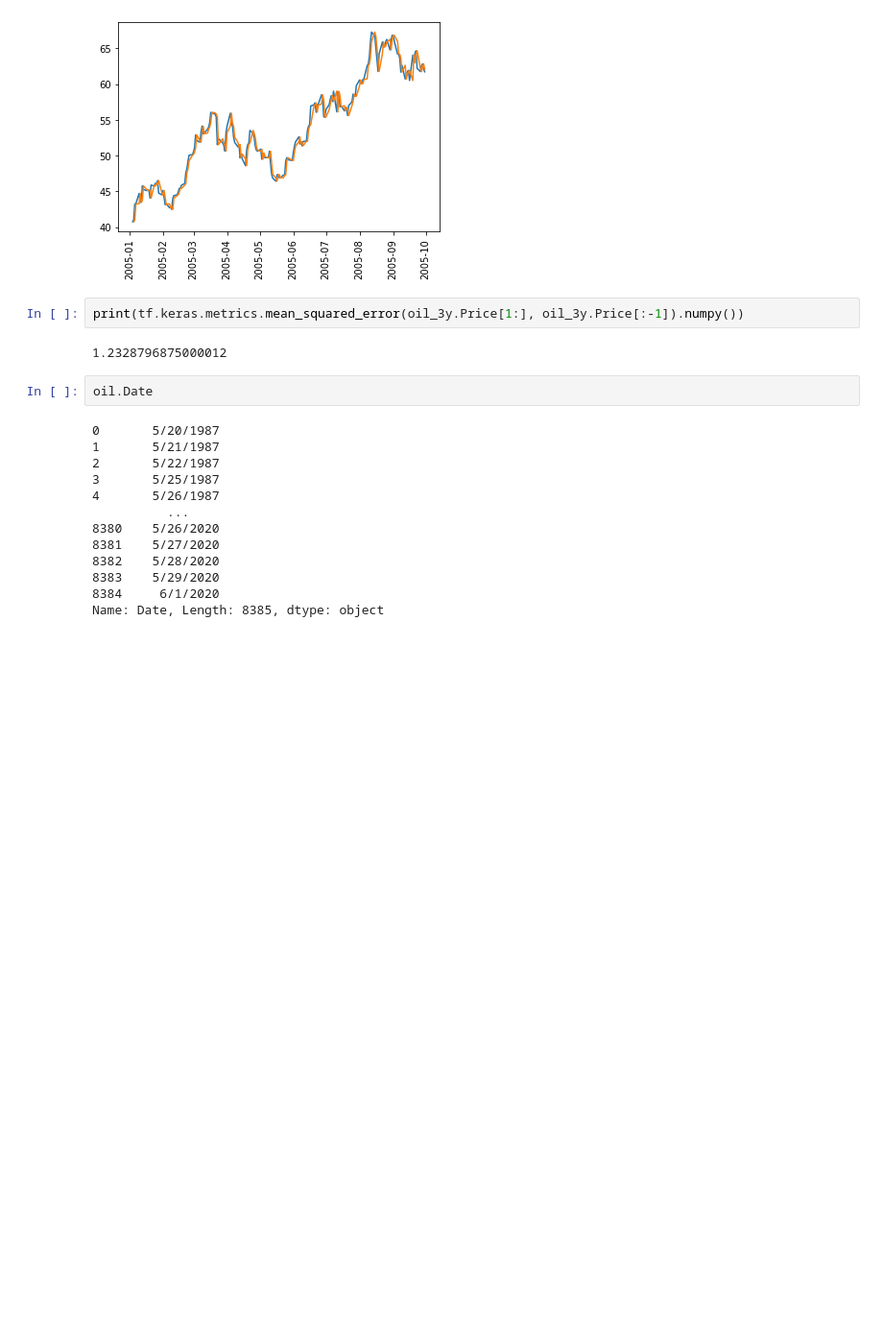
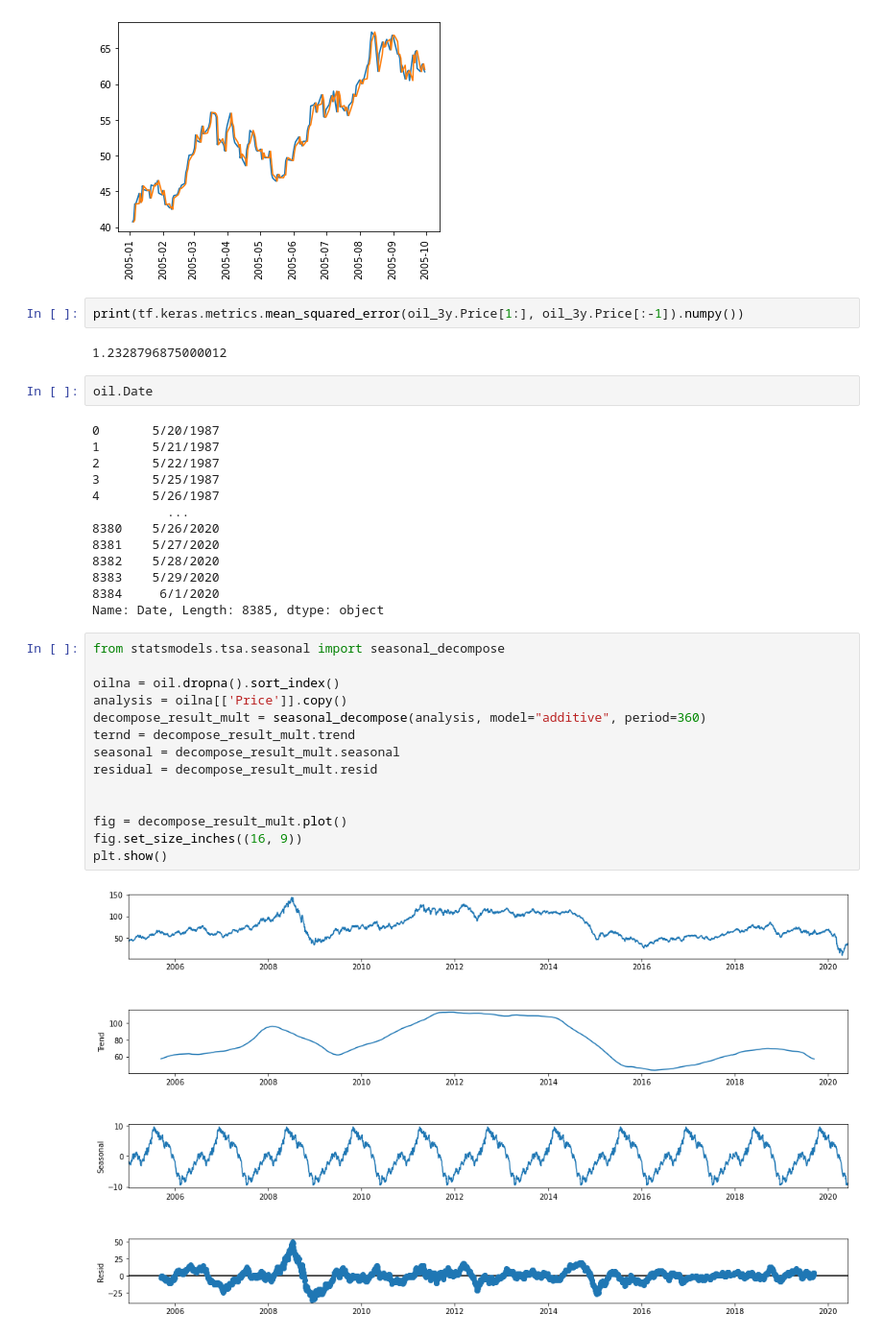
Before and after one commit to ievazzade/ML_Projects, a Jupyter notebook: IFF_DS_CaseStudy/IFF Data Science Case Study/IFF_DS_CaseStudy.ipynb, the cells around one changed output. Shown at 96% size. Saved outputs shown, nothing was run; the diff lists cells and outputs as text; blank space fills up the shorter version.

Commit message:
statsmodel first plot

```diff
--- a/IFF_DS_CaseStudy/IFF Data Science Case Study/IFF_DS_CaseStudy.ipynb
+++ b/IFF_DS_CaseStudy/IFF Data Science Case Study/IFF_DS_CaseStudy.ipynb
@@ -168,3 +168,19 @@ oil.Date
 8383    5/29/2020
 8384     6/1/2020
 Name: Date, Length: 8385, dtype: object
+# %%
+from statsmodels.tsa.seasonal import seasonal_decompose
+
+oilna = oil.dropna().sort_index()
+analysis = oilna[['Price']].copy()
+decompose_result_mult = seasonal_decompose(analysis, model="additive", period=360)
+ternd = decompose_result_mult.trend
+seasonal = decompose_result_mult.seasonal
+residual = decompose_result_mult.resid
+
+
+fig = decompose_result_mult.plot()
+fig.set_size_inches((16, 9))
+plt.show()
+# %% [output]
+[figure, added]
```
